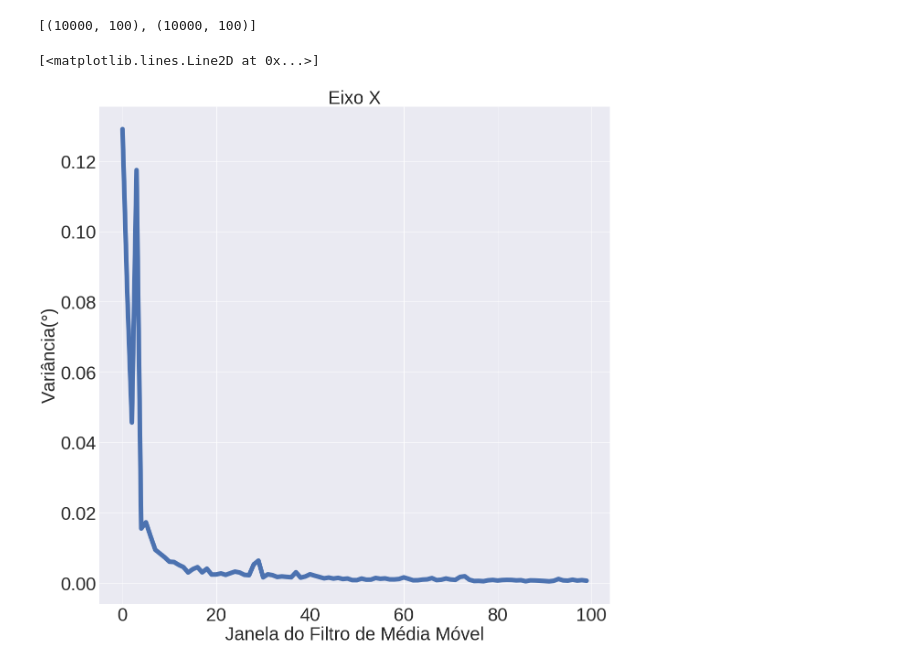
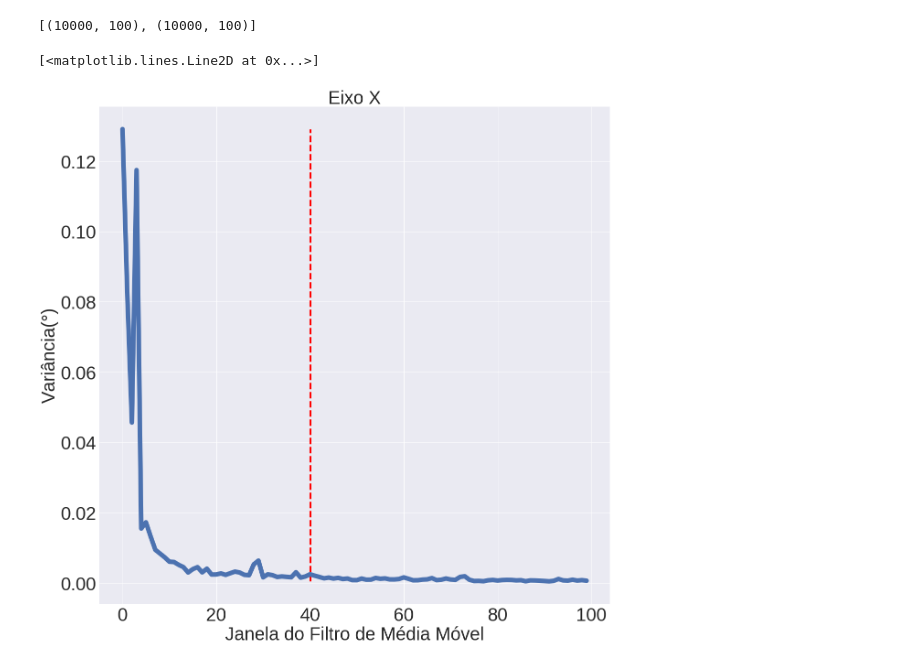
Before and after one commit to Amimaro/Accelerometer-Calibration, a Jupyter notebook: MovingAvg_Plot.ipynb, the cells around one changed output. Saved outputs shown, nothing was run; the diff lists cells and outputs as text; code cells hidden in the pictures.

```diff
--- a/MovingAvg_Plot.ipynb
+++ b/MovingAvg_Plot.ipynb
@@ -7,6 +7,7 @@ import seaborn as sns
 %matplotlib inline
 
 fs = 40
+t = 40
 # %%
 dfx = pd.read_csv('accel_movingavg_x.csv', header=None)
 dfy = pd.read_csv('accel_movingavg_y.csv', header=None)
@@ -24,17 +25,18 @@ dfy_norm = (dfy - dfy.mean()) / (dfy.max() - dfy.min())
 # %%
 dfx_var = np.var(dfx)
 
 plt.figure(figsize=(20, 20))
 plt.title('Eixo X', fontsize=fs)
 plt.xticks(fontsize=fs)
 plt.yticks(fontsize=fs)
 plt.xlabel('Janela do Filtro de Média Móvel', fontsize=fs)
 plt.ylabel('Variância(°)', fontsize=fs)
 
+plt.plot((t, t), (dfx_var.min(), dfx_var.max()), 'r--', lw=5)
 plt.plot(dfx_var, lw=10)
 # %% [output]
 [<matplotlib.lines.Line2D at 0x...>]
-[figure, old version]
+[figure, new version]
 # %%
 dfy_var = np.var(dfy)
 
```
Also changed, not shown: parts of 1 cell of this notebook.
